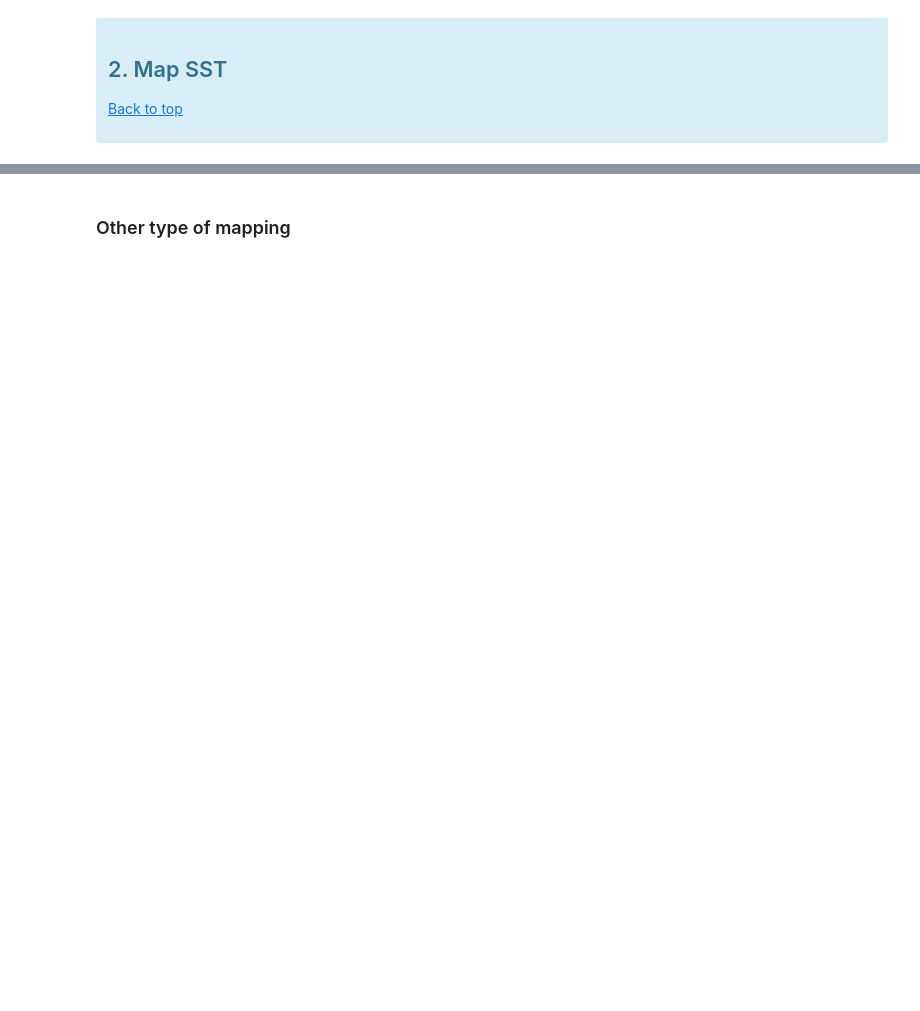
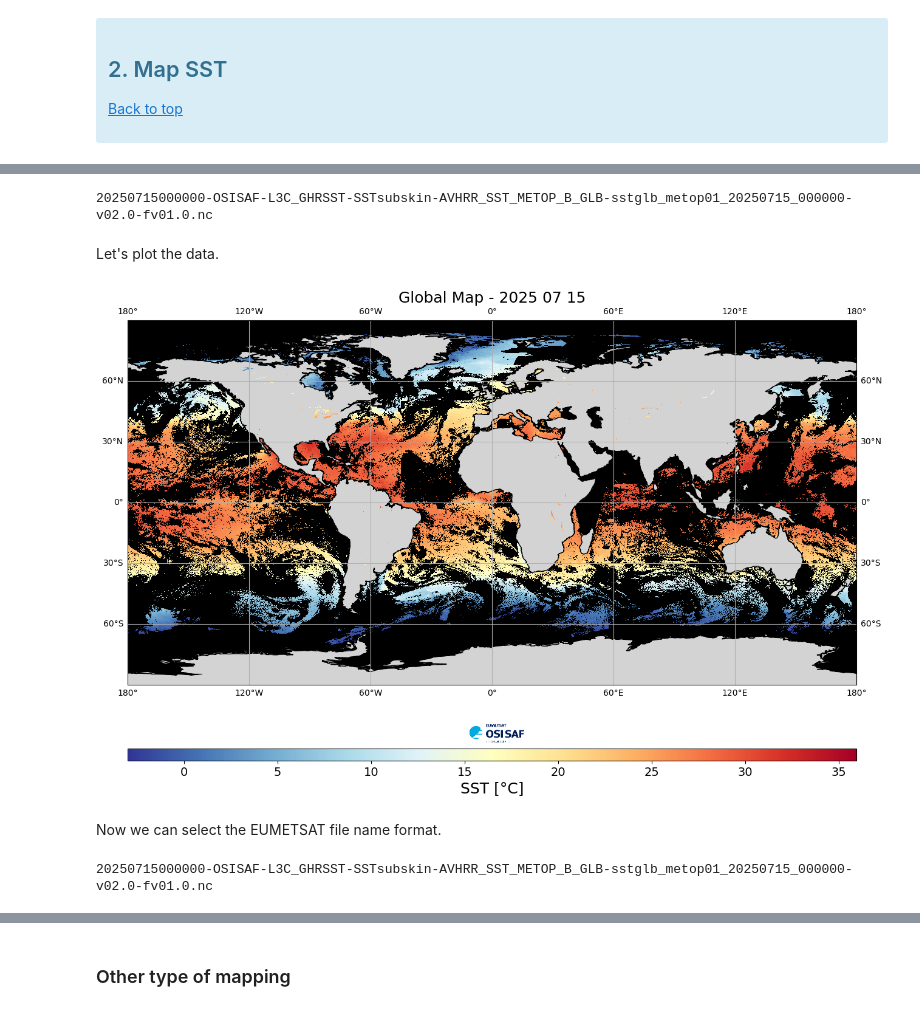
Before and after one commit to eumetsat/learn-osi-saf-sst, a Jupyter notebook: 1_OSI_SAF_sst_introductory/1_3a_OSI_SAF_SST_mapping_Global_Metop_SST.ipynb, the cells around one changed output, grey strips where cells are left out. Drawn from its saved outputs; the diff is of its cells as text; code cells hidden in the pictures; blank space fills up the shorter version.

```diff
--- a/1_OSI_SAF_sst_introductory/1_3a_OSI_SAF_SST_mapping_Global_Metop_SST.ipynb
+++ b/1_OSI_SAF_sst_introductory/1_3a_OSI_SAF_SST_mapping_Global_Metop_SST.ipynb
@@ -189,6 +193,6 @@ def add_colorbar(im, fig, orientation, cmap, discrete=False, extend='neither'):
 # %% [markdown]
 Setting directory where to read data files
 # %%
-directory = os.path.join(os.getcwd(), 'products', 'L3_global_Metop')
+directory = os.path.join(os.getcwd(), 'products', 'L3_Global_Metop')
 # %% [markdown]
 Choose a colormap for your data set. You can find more information on matplotlib colormaps <a href="https://matplotlib.org/stable/tutorials/colors/colormaps.html" target="_blank">here</a>.
@@ -210,17 +215,41 @@ Mapping figure based on retrieved global SST file
+# %%
+keyword = 'OSISAF-L3C_GHRSST'
+
+for filename in os.listdir(directory):
+    if filename.endswith(".nc") and keyword in filename:
+        nc = xr.open_dataset(os.path.join(directory, filename),decode_timedelta=False)
+        print(filename)
+# %% [output]
+20250715000000-OSISAF-L3C_GHRSST-SSTsubskin-AVHRR_SST_METOP_B_GLB-sstglb_metop01_20250715_000000-v02.0-fv01.0.nc
+# %% [markdown]
+Let's plot the data.
 # %%
 
 fig = plt.figure(figsize=(16,10))
 
 # request output projection
 output_projection=ccrs.PlateCarree()
 
 # define title
-title = "Global Map - 2023 07 15"
+title = "Global Map - 2025 07 15"
 
 # Mapping sst
 im = mapping_sst(directory,
                  output_projection,
                  cmap,
                  title=title)
 
 add_colorbar(im, fig, orientation="horizontal", cmap=cmap)
+# %% [output]
+[figure, added]
+# %% [markdown]
+Now we can select the EUMETSAT file name format.
+# %%
+keyword = 'OSISAF-L3C_GHRSST'
+
+for filename in os.listdir(directory):
+    if filename.endswith(".nc") and keyword in filename:
+        nc = xr.open_dataset(os.path.join(directory, filename),decode_timedelta=False)
+        print(filename)
+# %% [output]
+20250715000000-OSISAF-L3C_GHRSST-SSTsubskin-AVHRR_SST_METOP_B_GLB-sstglb_metop01_20250715_000000-v02.0-fv01.0.nc
```
Also changed, not shown: parts of 13 cells of this notebook.
